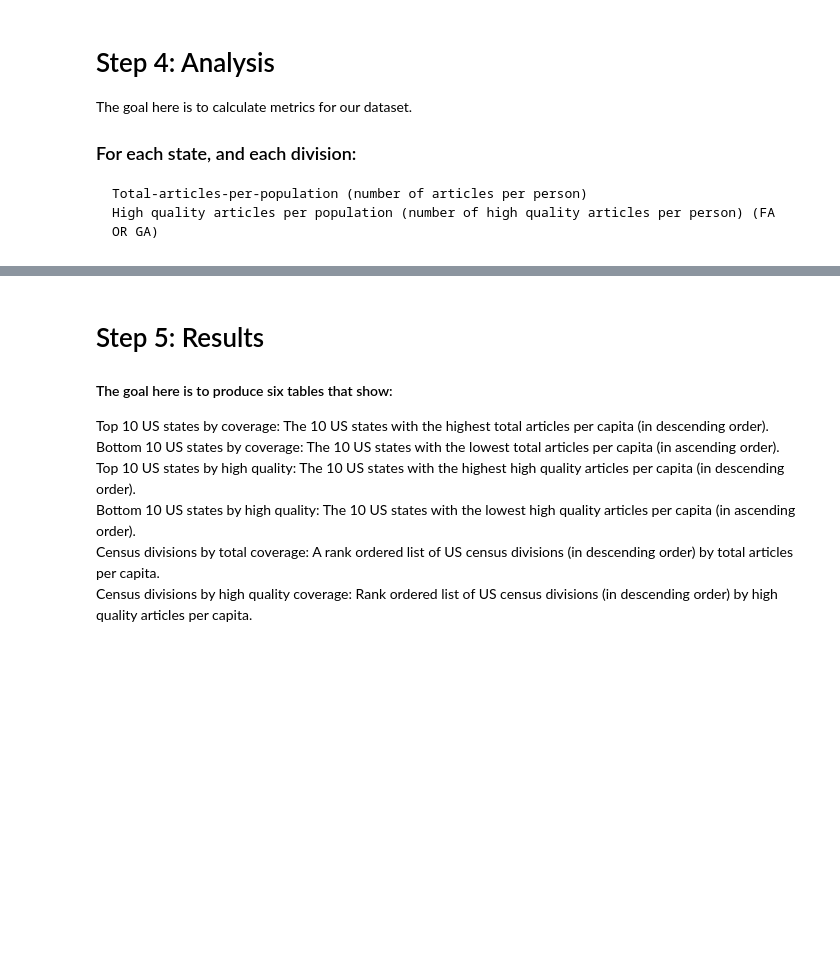
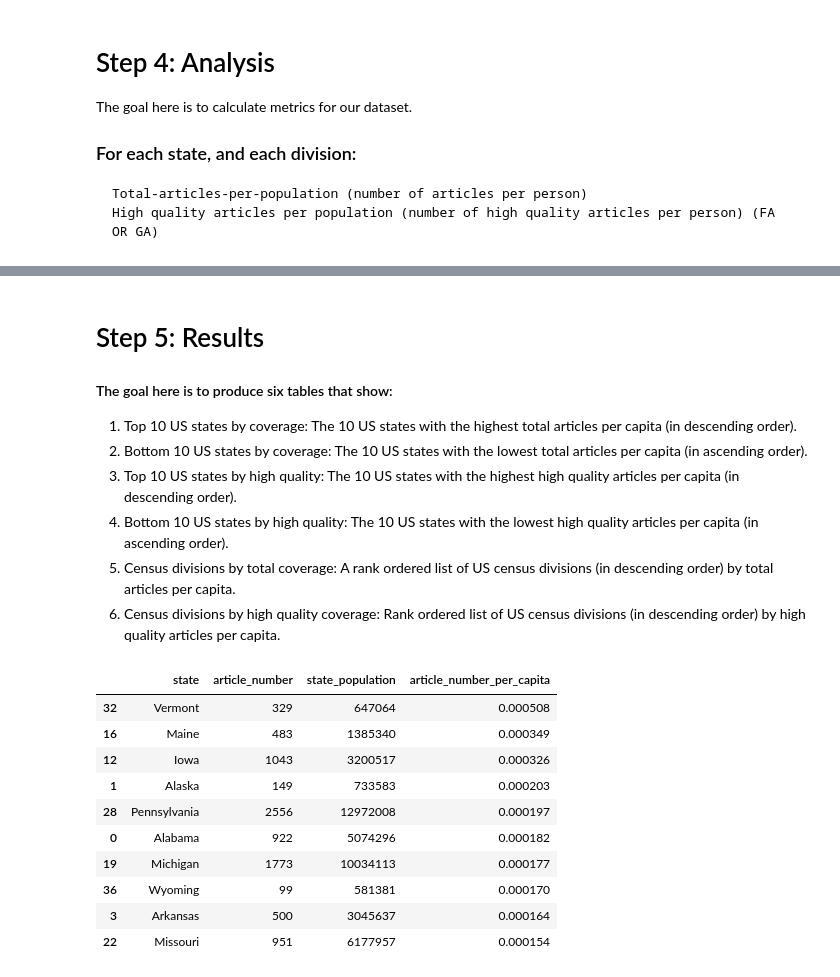
Before and after one commit to ZachBowyer/data-512-homework_2, a Jupyter notebook: src/Analysis.ipynb, the cells around one changed output, grey strips where cells are left out. Saved outputs shown, nothing was run; the diff lists cells and outputs as text; code cells hidden in the pictures; blank space fills up the shorter version.

```diff
--- a/src/Analysis.ipynb
+++ b/src/Analysis.ipynb
@@ -59,6 +59,7 @@ cities from each state.
 # %%
 # Step 1A: Read in ./data/PopulationEstimates.csv as csv object.
 StatePopEstimates = []
+RegionalPopEstimates = []
 with open('../data/PopulationEstimates.csv', newline='') as csvfile:
     reader = csv.reader(csvfile, delimiter=',', quotechar='"')
 
@@ -69,7 +70,13 @@ with open('../data/PopulationEstimates.csv', newline='') as csvfile:
     for row in reader:
         if(counter > 14 and counter < 66):
             StatePopEstimates.append([row[4], row[8]])
+        elif(counter < 15):
+            RegionalPopEstimates.append([row[4], row[8]])
         counter += 1
+
+#Remove header, and US population
+RegionalPopEstimates.pop(0)
+RegionalPopEstimates.pop(0)
 
 # 1A1: Remove district of columbia
 StatePopEstimates.pop(8)
@@ -414,3 +454,38 @@ The goal here is to calculate metrics for our dataset.
 ### For each state, and each division:
     Total-articles-per-population (number of articles per person)
     High quality articles per population (number of high quality articles per person) (FA OR GA)
+# %%
+#Total articles per capita (STATE)
+States_num_articles = pd.DataFrame(df5.groupby('state').count()["article_title"])
+States_num_articles = States_num_articles.rename(columns={"article_title": "article_number"})
+States_num_articles = States_num_articles.merge(StatePopEstimates_dataframe, how='inner',left_on='state', right_on='state')
+States_num_articles = States_num_articles.astype({'state_population': 'int32'})
+States_num_articles["article_number_per_capita"] = States_num_articles["article_number"] / States_num_articles["state_population"]
+#print(States_num_articles)
+
+#Total articles per capita (Division)
+Divisions_num_articles = pd.DataFrame(df5.groupby('regional_division').count()["article_title"])
+Divisions_num_articles = Divisions_num_articles.rename(columns={"article_title": "article_number"})
+Divisions_num_articles = Divisions_num_articles.merge(RegionalPopEstimates_dataframe, how='inner',left_on='regional_division', right_on='regional_division')
+Divisions_num_articles = Divisions_num_articles.astype({'region_population': 'int32'})
+Divisions_num_articles["article_number_per_capita"] = Divisions_num_articles["article_number"] / Divisions_num_articles["region_population"]
+#print(Divisions_num_articles)
+
+#Filter on only FA or GAs
+GA_or_FA = df5[df5['article_quality'].isin(['FA', 'GA'])]
+
+#Total high quality articles per capita (STATE)
+State_numquality_articles = GA_or_FA.groupby('state')['article_quality'].count().reset_index()
+State_numquality_articles = State_numquality_articles.merge(StatePopEstimates_dataframe, how='inner',left_on='state', right_on='state')
+State_numquality_articles = State_numquality_articles.rename(columns={"article_quality": "article_number"})
+State_numquality_articles = State_numquality_articles.astype({'state_population': 'int32'})
+State_numquality_articles["quality_article_number_per_capita"] = State_numquality_articles["article_number"] / State_numquality_articles["state_population"]
+#print(State_numquality_articles)
+
+#Total high quality articles per capita (Division)
+Divisions_numquality_articles = GA_or_FA.groupby('regional_division')['article_quality'].count().reset_index()
+Divisions_numquality_articles = Divisions_numquality_articles.merge(RegionalPopEstimates_dataframe, how='inner',left_on='regional_division', right_on='regional_division')
+Divisions_numquality_articles = Divisions_numquality_articles.rename(columns={"article_quality": "article_number"})
+Divisions_numquality_articles = Divisions_numquality_articles.astype({'region_population': 'int32'})
+Divisions_numquality_articles["quality_article_number_per_capita"] = Divisions_numquality_articles["article_number"] / Divisions_numquality_articles["region_population"]
+print(Divisions_numquality_articles)
@@ -418,9 +511,24 @@ The goal here is to calculate metrics for our dataset.
 # Step 5: Results
 
 #### The goal here is to produce six tables that show:
-Top 10 US states by coverage: The 10 US states with the highest total articles per capita (in descending order).
-Bottom 10 US states by coverage: The 10 US states with the lowest total articles per capita (in ascending order).
-Top 10 US states by high quality: The 10 US states with the highest high quality articles per capita (in descending order).
-Bottom 10 US states by high quality: The 10 US states with the lowest high quality articles per capita (in ascending order).
-Census divisions by total coverage: A rank ordered list of US census divisions (in descending order) by total articles per capita.
-Census divisions by high quality coverage: Rank ordered list of US census divisions (in descending order) by high quality articles per capita.
+1. Top 10 US states by coverage: The 10 US states with the highest total articles per capita (in descending order).
+2. Bottom 10 US states by coverage: The 10 US states with the lowest total articles per capita (in ascending order).
+3. Top 10 US states by high quality: The 10 US states with the highest high quality articles per capita (in descending order).
+4. Bottom 10 US states by high quality: The 10 US states with the lowest high quality articles per capita (in ascending order).
+5. Census divisions by total coverage: A rank ordered list of US census divisions (in descending order) by total articles per capita.
+6. Census divisions by high quality coverage: Rank ordered list of US census divisions (in descending order) by high quality articles per capita.
+# %%
+# 1. Top 10 US states by coverage: The 10 US states with the highest total articles per capita (in descending order).
+States_num_articles.sort_values(by='article_number_per_capita', ascending=False).head(10)
+# %% [output]
+|  | state | article_number | state_population | article_number_per_capita |
+| 32 | Vermont | 329 | 647064 | 0.000508 |
+| 16 | Maine | 483 | 1385340 | 0.000349 |
+| 12 | Iowa | 1043 | 3200517 | 0.000326 |
+| 1 | Alaska | 149 | 733583 | 0.000203 |
+| 28 | Pennsylvania | 2556 | 12972008 | 0.000197 |
+| 0 | Alabama | 922 | 5074296 | 0.000182 |
+| 19 | Michigan | 1773 | 10034113 | 0.000177 |
+| 36 | Wyoming | 99 | 581381 | 0.000170 |
+| 3 | Arkansas | 500 | 3045637 | 0.000164 |
+| 22 | Missouri | 951 | 6177957 | 0.000154 |
```
Also changed, not shown: parts of 9 cells of this notebook, 2 other files.
